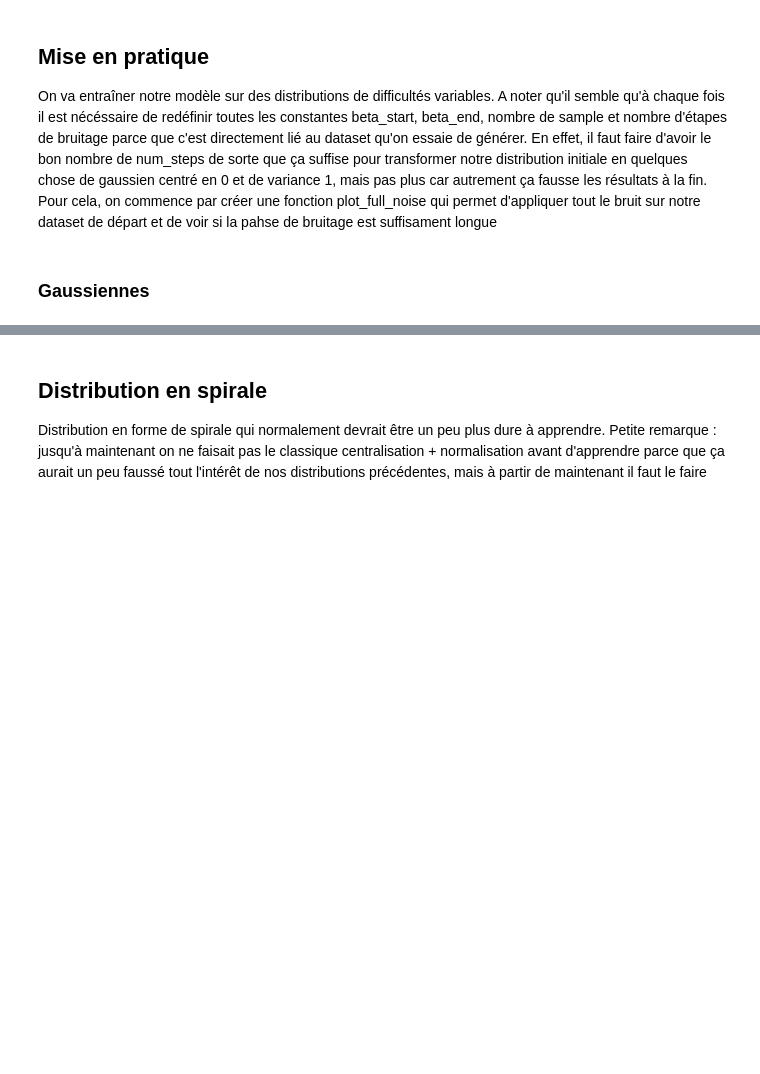
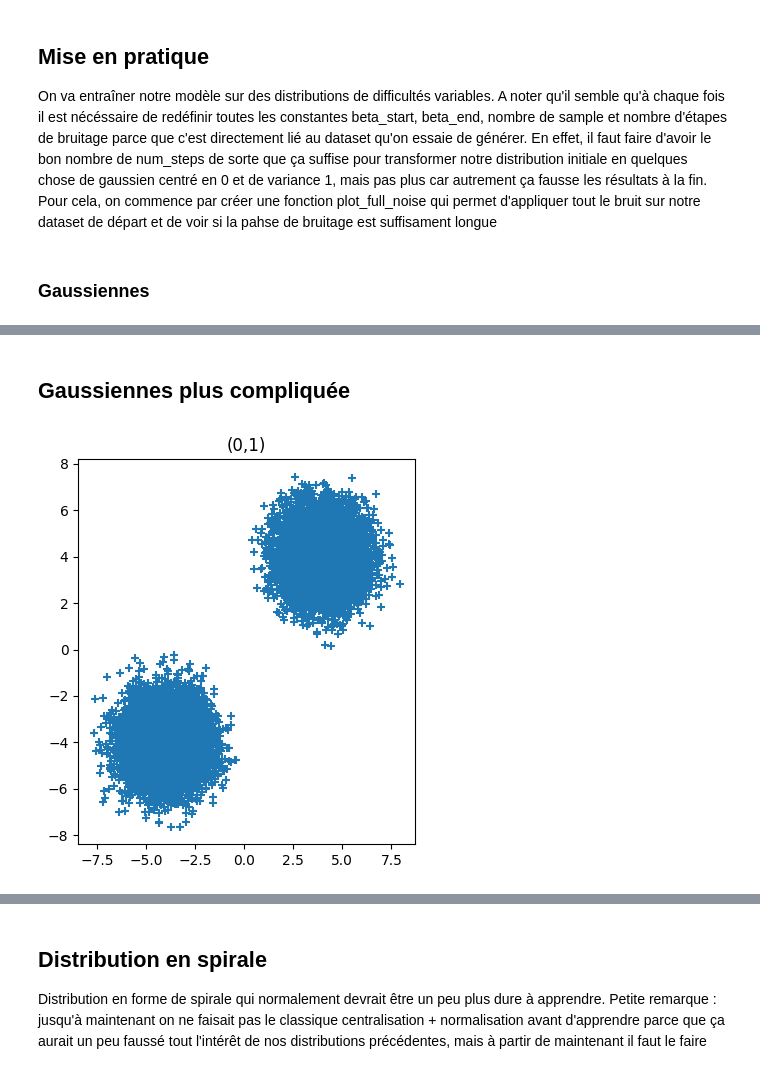
Before and after one commit to crdevio/DiffusionModel, a Jupyter notebook: basic_diffusion.ipynb, the cells around one changed output, grey strips where cells are left out. Cells and saved outputs as stored; diff of their text form; code cells hidden in the pictures; blank space fills up the shorter version.

```diff
--- a/basic_diffusion.ipynb
+++ b/basic_diffusion.ipynb
@@ -288,0 +343,32 @@ NameError: name 'num_epoch' is not defined
+# %% [markdown]
+<h2>Gaussiennes plus compliquée</h2>
+# %%
+class NormalDatasetDifficile(Dataset):
+    def __init__(self, mean1, std1, mean2, std2, num_samples):
+        mean1 = mean1.expand(num_samples, -1)
+        std1 = std1.expand(num_samples, -1)
+        mean2 = mean2.expand(num_samples, -1)
+        std2 = std2.expand(num_samples, -1)
+        self.data = torch.concatenate((torch.normal(mean=mean1, std=std1), torch.normal(mean=mean2, std=std2)))
+        self.num_samples = num_samples * 2
+
+    def __len__(self):
+        return self.num_samples
+
+    def __getitem__(self, idx):
+        return self.data[idx]
+# %%
+num_samples = 10000  # Number of samples
+batch_size = 2048   # Batch size
+dim = 2
+
+mean1 = 4*torch.ones((dim,))
+std1 = 1*torch.ones((dim,))
+mean2 = (-4)*torch.ones((dim,))
+std2 = 1*torch.ones((dim,))
+
+dataset_diff = NormalDatasetDifficile(mean1, std1, mean2, std2, num_samples)
+show_points(dataset_diff.data)
+dataloader_diff = DataLoader(dataset_diff, batch_size=batch_size, shuffle=True)
+# %% [output]
+[figure, added]
```
Also changed, not shown: parts of 17 cells of this notebook.
